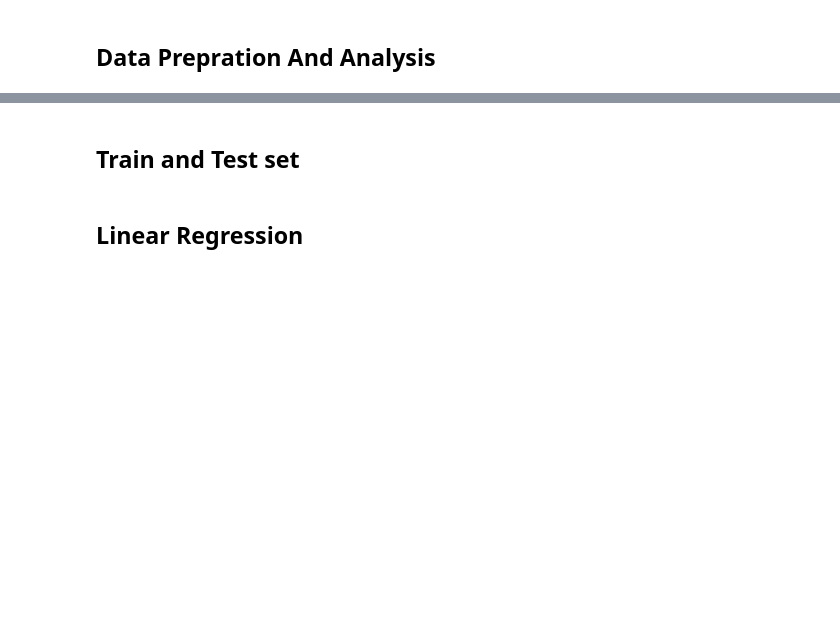
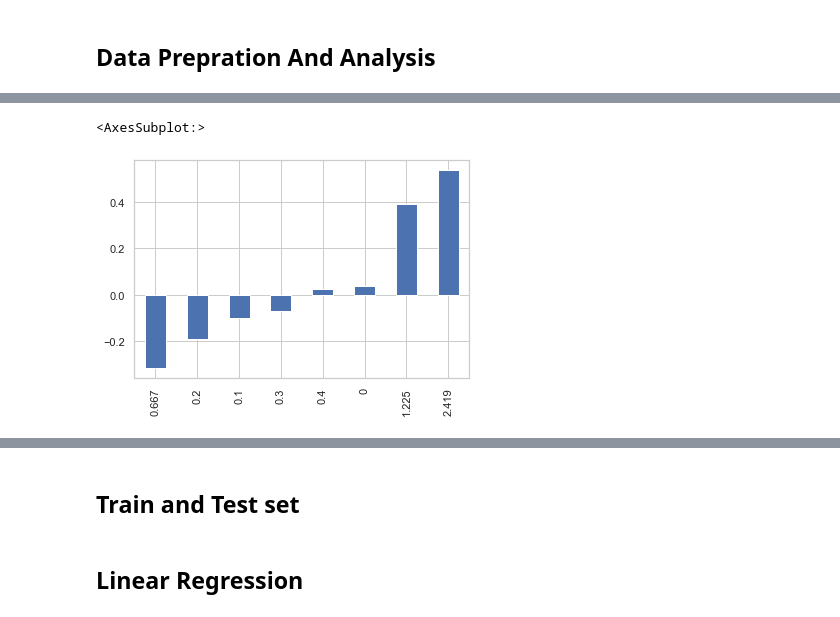
Before and after one commit to Amir-h055/Machine-Learning, a Jupyter notebook: project/Regression/QSAR_Aquatic_Toxicity.ipynb, the cells around one changed output, grey strips where cells are left out. Cells and saved outputs as stored; diff of their text form; code cells hidden in the pictures; blank space fills up the shorter version.

```diff
--- a/project/Regression/QSAR_Aquatic_Toxicity.ipynb
+++ b/project/Regression/QSAR_Aquatic_Toxicity.ipynb
@@ -45,0 +114,6 @@ print(np.count_nonzero(Datset==np.nan))
+# %%
+cor = Dataset.corr()['3.740'][:-1].sort_values()
+cor.plot(kind="bar")
+# %% [output]
+<AxesSubplot:>
+[figure, added]
```
Also changed, not shown: parts of 48 cells of this notebook.
